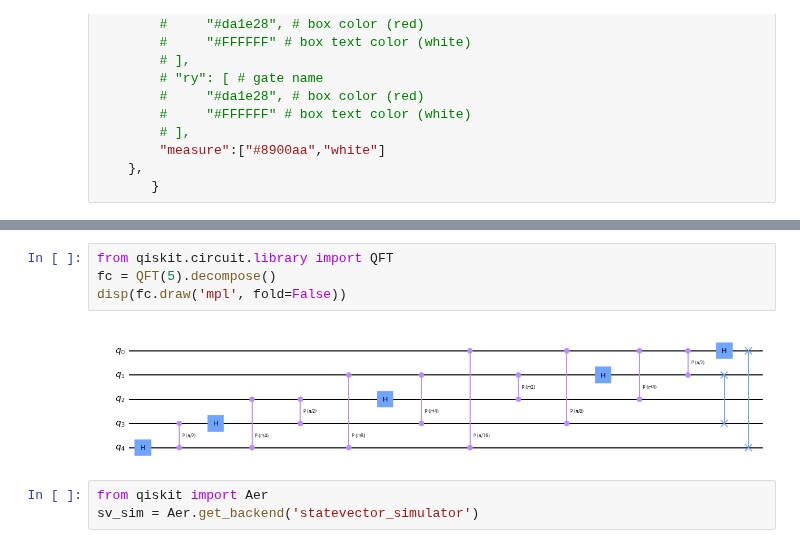
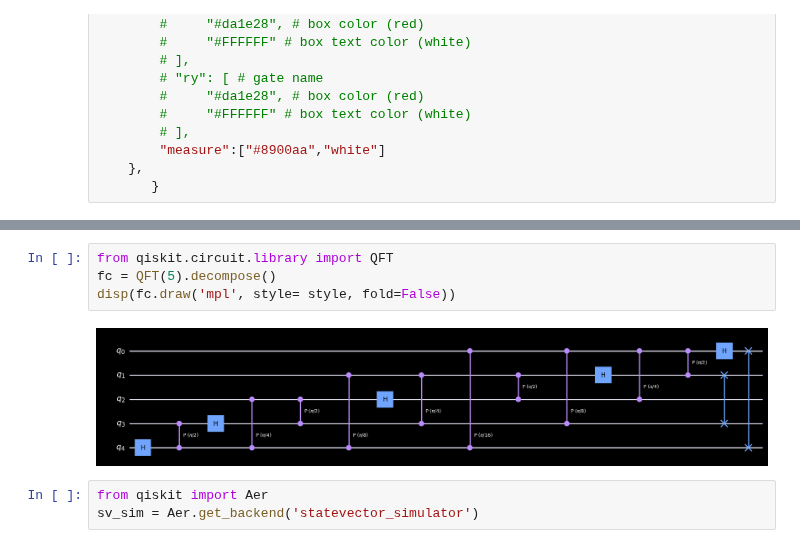
Before and after one commit to arque1393/QuantumLearning, a Jupyter notebook: QuantumAlgorithm/Shor's Algorithm.ipynb, the cells around one changed output, grey strips where cells are left out. Saved outputs shown, nothing was run; the diff lists cells and outputs as text.

```diff
--- a/QuantumAlgorithm/Shor's Algorithm.ipynb
+++ b/QuantumAlgorithm/Shor's Algorithm.ipynb
@@ -52,9 +52,9 @@ display(fourior_circuit.draw('mpl', style=style, fold=False))
 # %%
 from qiskit.circuit.library import QFT
 fc = QFT(5).decompose()
-disp(fc.draw('mpl', fold=False))
+disp(fc.draw('mpl', style= style, fold=False))
 # %% [output]
-[figure, old version]
+[figure, new version]
 # %%
 from qiskit import Aer
 sv_sim = Aer.get_backend('statevector_simulator')
```
Also changed, not shown: parts of 19 cells of this notebook.
